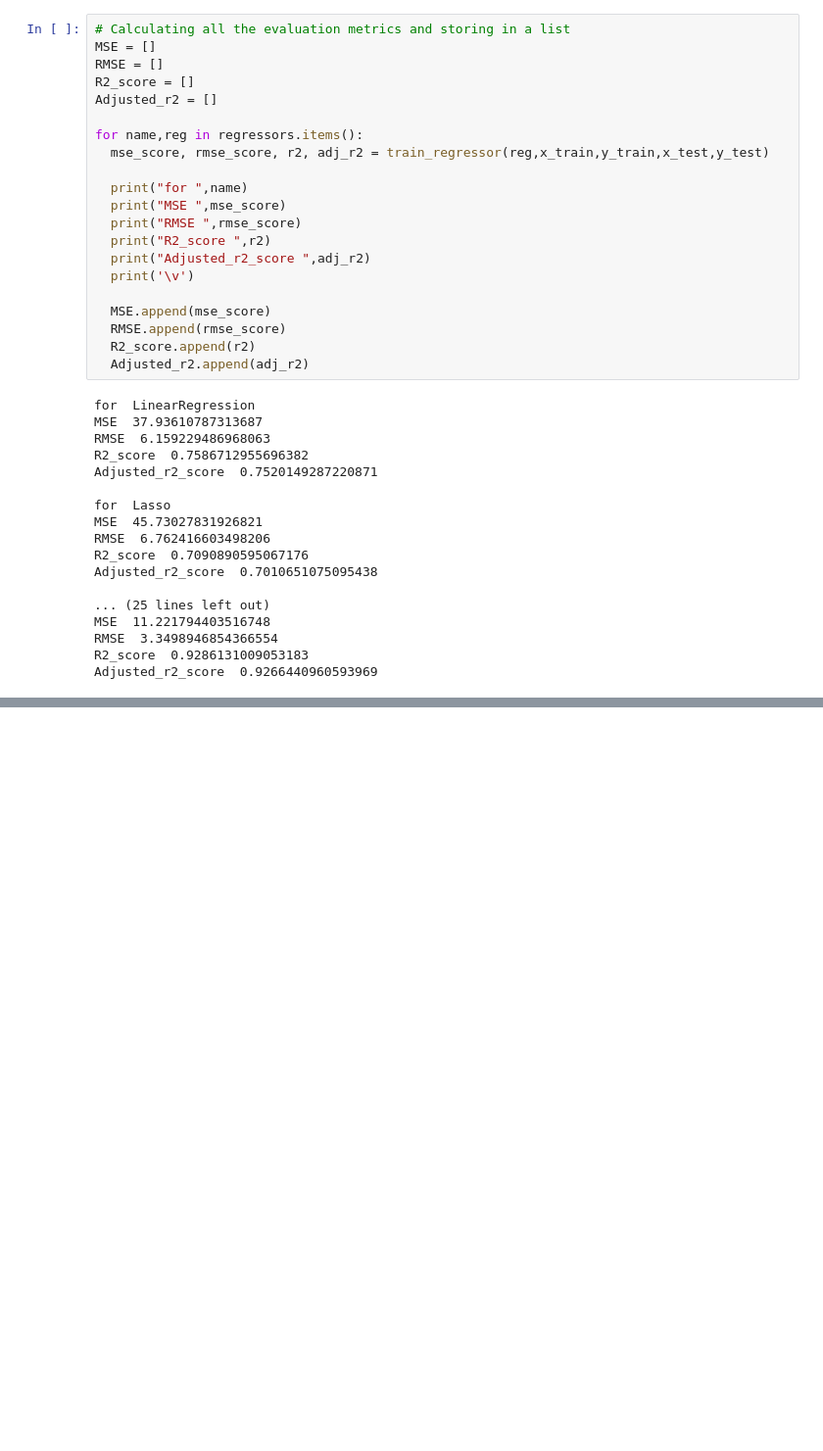
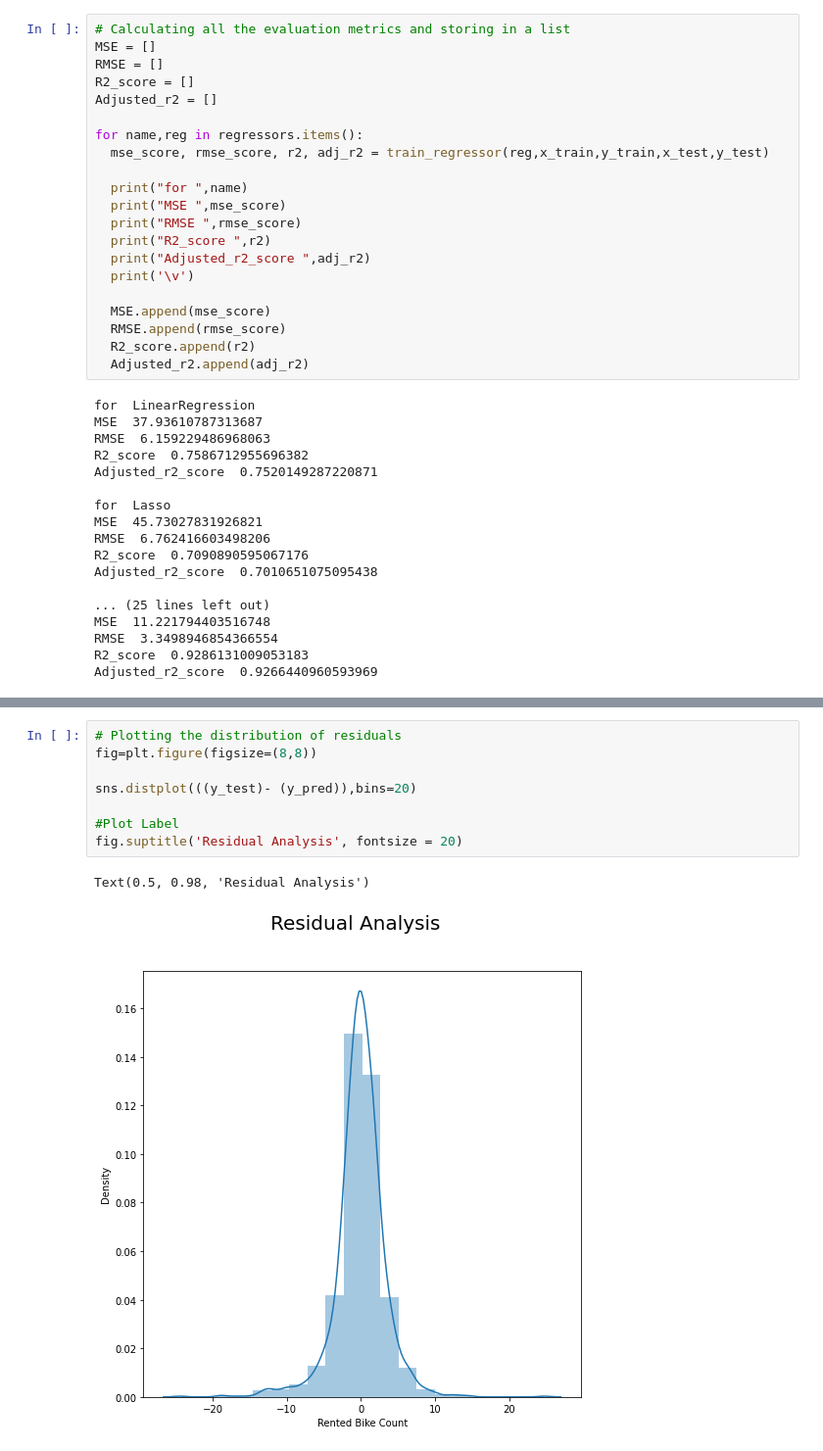
Before and after one commit to iamNirmeshGupta/Bike-Sharing-Demand-Prediction-, a Jupyter notebook: Bike_Sharing_Demand_Prediction_Capstone_Project_Nirmesh_Gupta.ipynb, the cells around one changed output, grey strips where cells are left out. Shown at 98% size. Drawn from its saved outputs; the diff is of its cells as text; blank space fills up the shorter version.

```diff
--- a/Bike_Sharing_Demand_Prediction_Capstone_Project_Nirmesh_Gupta.ipynb
+++ b/Bike_Sharing_Demand_Prediction_Capstone_Project_Nirmesh_Gupta.ipynb
@@ -685,0 +728,11 @@ Adjusted_r2_score  0.9266440960593969
+# %%
+# Plotting the distribution of residuals
+fig=plt.figure(figsize=(8,8))
+
+sns.distplot(((y_test)- (y_pred)),bins=20)
+
+#Plot Label
+fig.suptitle('Residual Analysis', fontsize = 20)
+# %% [output]
+Text(0.5, 0.98, 'Residual Analysis')
+[figure, added]
```
Also changed, not shown: parts of 16 cells of this notebook.
